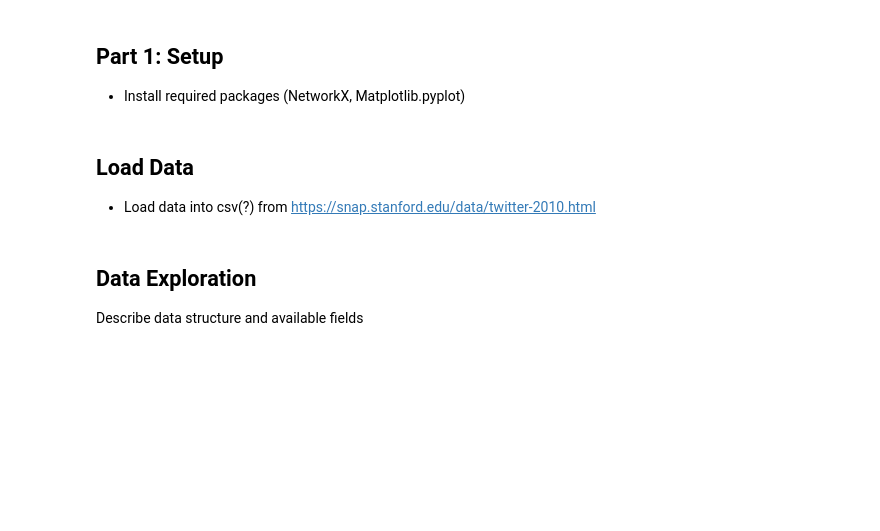
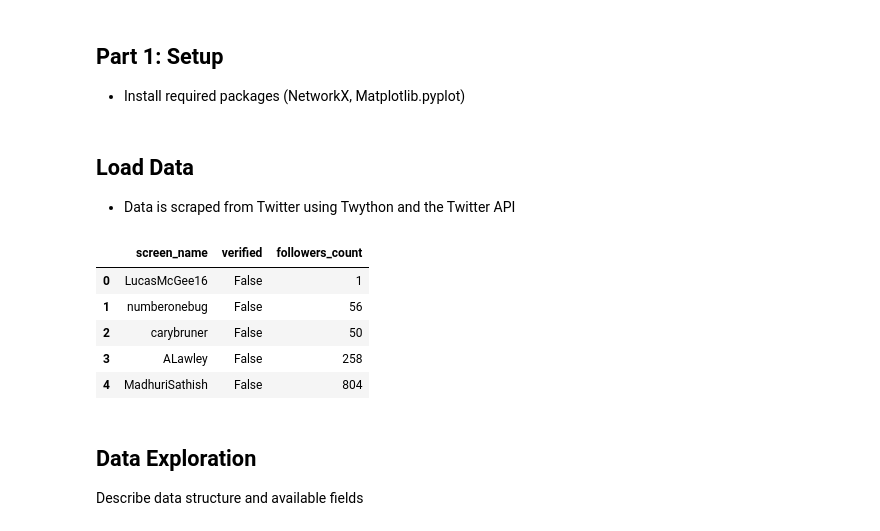
Before and after one commit to aliceafriedman/Data620, a Jupyter notebook: Project1.ipynb, the cells around one changed output. Drawn from its saved outputs; the diff is of its cells as text; code cells hidden in the pictures; blank space fills up the shorter version.

Commit message:
Added code to connect to Twitter API
Got the API to work! Did not get the Stanford data to load.

```diff
--- a/Project1.ipynb
+++ b/Project1.ipynb
@@ -6,7 +6,3 @@ June 19, 2019
 ## Part 1: Setup
 
 - Install required packages (NetworkX, Matplotlib.pyplot)
-# %% [markdown]
-## Load Data
-
-- Load data into csv(?) from https://snap.stanford.edu/data/twitter-2010.html
@@ -13,3 +15,45 @@ June 19, 2019
+# %% [markdown]
+## Load Data
+
+- Data is scraped from Twitter using Twython and the Twitter API
+# %%
+# Code below adapated from: https://stackabuse.com/accessing-the-twitter-api-with-python/
+# Load credentials from json file
+with open("twitter_credentials.json", "r") as file:
+    creds = json.load(file)
+
+
+# Instantiate an object and provide Twitter credentials
+twitter = Twython(creds['CONSUMER_KEY'], creds['CONSUMER_SECRET_KEY'], creds['ACCESS_TOKEN'], creds['ACCESS_SECRET_TOKEN'])
+
+
+followers = twitter.get_followers_list(screen_name = "mikegravel") #users that follow @mikegravel
+friends = twitter.get_friends_list(screen_name = "mikegravel") #users that @mikegravel follows
+# %%
+dict_ = {'screen_name': [], 'verified': [], 'followers_count': []}
+for user in followers['users']:
+    dict_['screen_name'].append(user['screen_name'])
+    dict_['verified'].append(user['verified'])
+    dict_['followers_count'].append(user['followers_count'])
+
+#Structure data in a pandas DataFrame for easier manipulation
+df = pd.DataFrame(dict_)
+#df.sort_values(by='follwers_count', inplace=True, ascending=False)
+df.head(5)
+
+# Next need to add a column for the direction of this followership, then add the other followers.
+# Then, add a directional edge to each of these friends
+# Following step is to get the friends-of-friends, which can be done with a for loop. Something like:
+#for friend in df:
+#    followers = twitter.get_followers_list(screen_name = friend)
+#   friends = twitter.get_friends_list(screen_name = friend)
+# %% [output]
+|  | screen_name | verified | followers_count |
+| 0 | LucasMcGee16 | False | 1 |
+| 1 | numberonebug | False | 56 |
+| 2 | carybruner | False | 50 |
+| 3 | ALawley | False | 258 |
+| 4 | MadhuriSathish | False | 804 |
 # %% [markdown]
 ## Data Exploration
 
```
Also changed, not shown: parts of 4 cells of this notebook, 3 other files.
